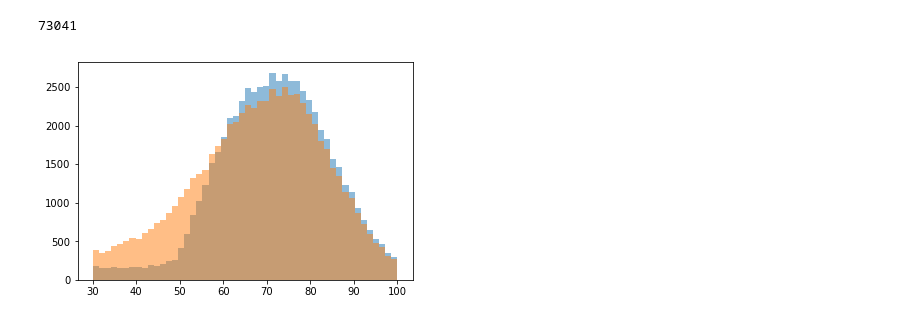
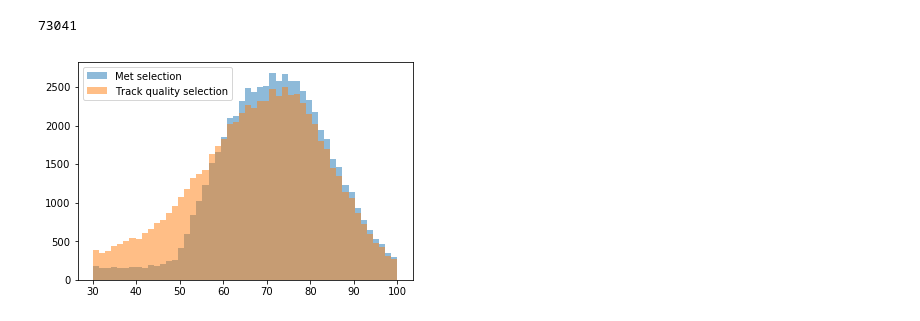
Before and after one commit to katilp/W-and-Z, a Jupyter notebook: NewMuons.ipynb, the cells around one changed output. Cells and saved outputs as stored; diff of their text form; code cells hidden in the pictures.

```diff
--- a/NewMuons.ipynb
+++ b/NewMuons.ipynb
@@ -98,9 +98,10 @@ len(select)
 mass_s = np.sqrt(2*select.pt1*select.met_et*(1-np.cos(select.phi1-select.met_phi)))
 # %%
 #compare the two selections
-plt.hist(mass_met, bins=50, alpha=0.5, range=(30,100))
+plt.hist(mass_met, bins=50, alpha=0.5, label='Met selection', range=(30,100))
 
-plt.hist(mass_s, bins=50, alpha=0.5, range=(30,100))
+plt.hist(mass_s, bins=50, alpha=0.5, label='Track quality selection', range=(30,100))
+plt.legend()
 plt.show()
 # %% [output]
-[figure, old version]
+[figure, new version]
```
Also changed, not shown: parts of 3 cells of this notebook.
